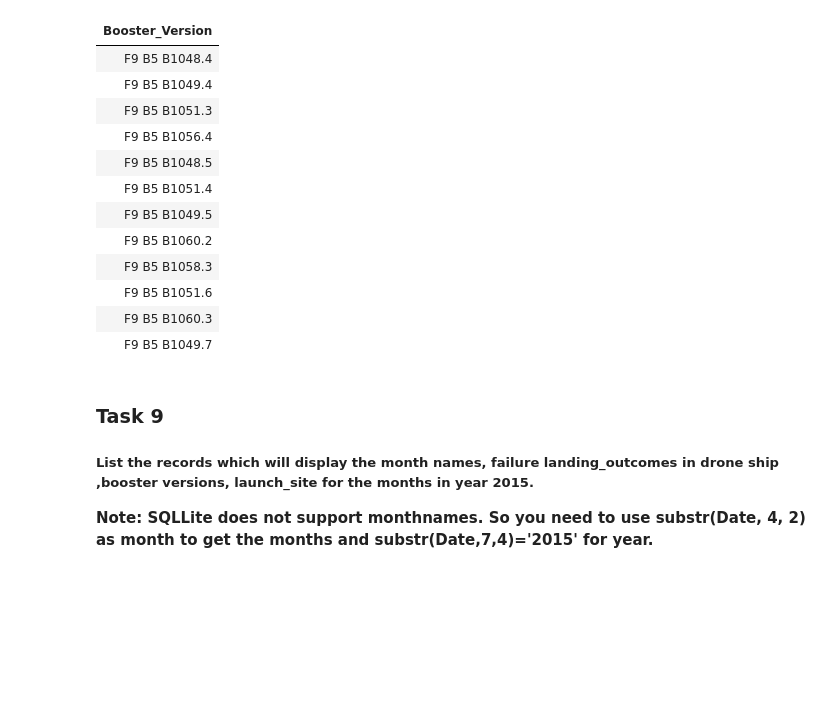
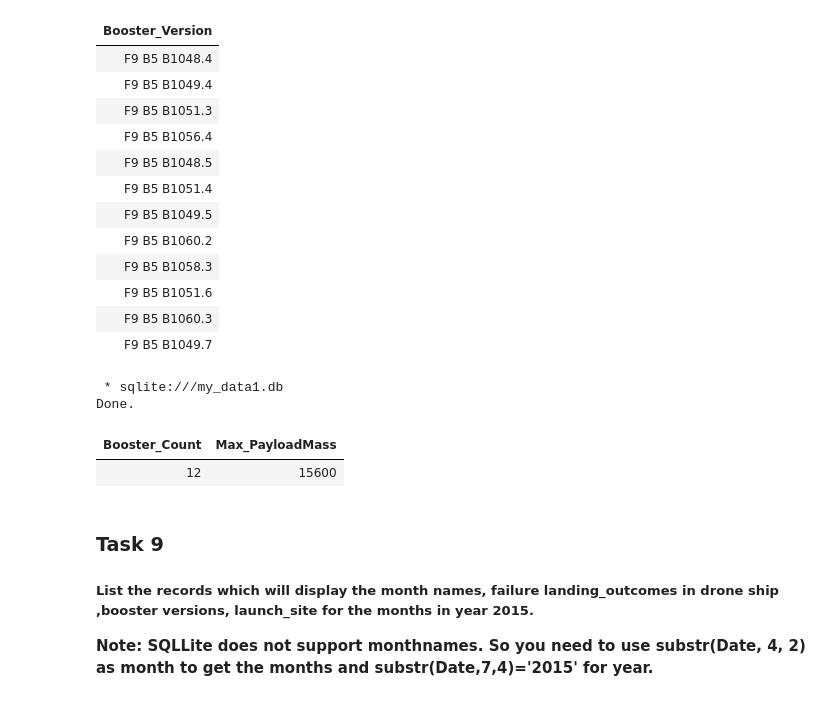
Before and after one commit to coecassio/SpaceXFalcon9LandingPrediction, a Jupyter notebook: Applied Data Science Capstone/2. Exploratory Data Analysis (EDA)/jupyter-labs-eda-sql-coursera_sqllite.ipynb, the cells around one changed output. Saved outputs shown, nothing was run; the diff lists cells and outputs as text; code cells hidden in the pictures; blank space fills up the shorter version.

```diff
--- a/Applied Data Science Capstone/2. Exploratory Data Analysis (EDA)/jupyter-labs-eda-sql-coursera_sqllite.ipynb
+++ b/Applied Data Science Capstone/2. Exploratory Data Analysis (EDA)/jupyter-labs-eda-sql-coursera_sqllite.ipynb
@@ -252,6 +270,15 @@ Done.
 | F9 B5 B1051.6 |
 | F9 B5 B1060.3 |
 | F9 B5 B1049.7 |
+# %%
+%%sql
+SELECT COUNT("Booster_Version") AS Booster_Count, MAX(PAYLOAD_MASS__KG_) AS Max_PayloadMass FROM SPACEXTBL
+WHERE PAYLOAD_MASS__KG_ = (SELECT MAX(PAYLOAD_MASS__KG_) FROM SPACEXTBL)
+# %% [output]
+ * sqlite:///my_data1.db
+Done.
+| Booster_Count | Max_PayloadMass |
+| 12 | 15600 |
 # %% [markdown]
 ### Task 9
 
```
Also changed, not shown: parts of 5 cells of this notebook.
